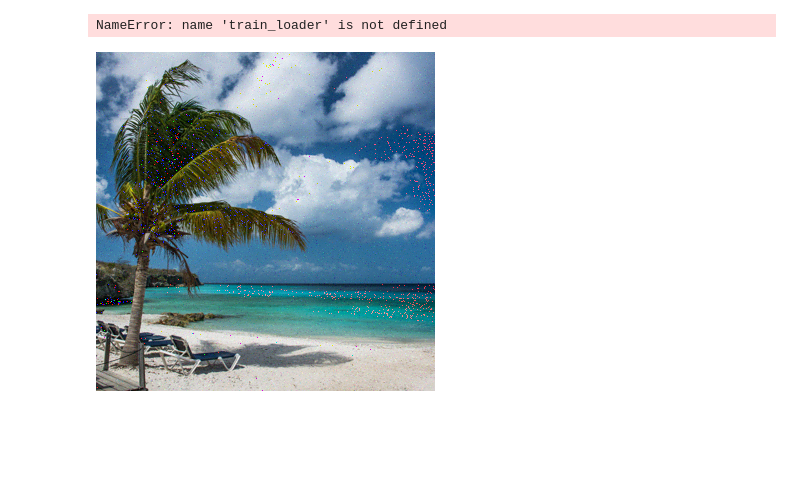
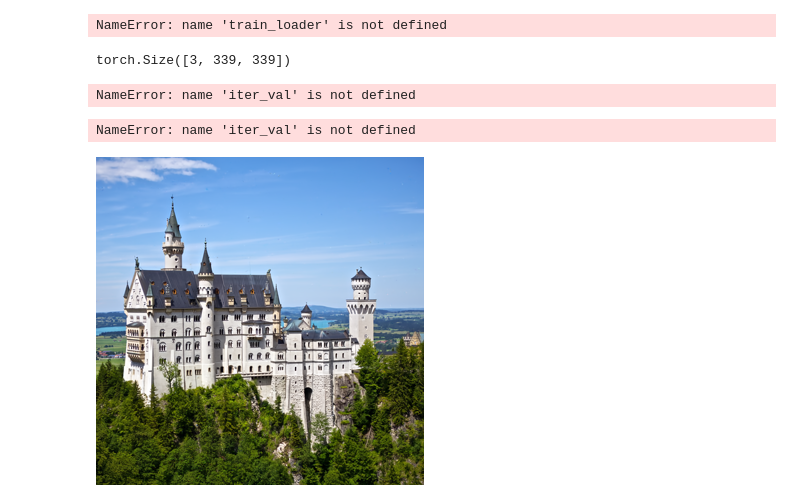
Before and after one commit to anneouyang/noisy-superres, a Jupyter notebook: GAN_Visualize.ipynb, the cells around one changed output. Saved outputs shown, nothing was run; the diff lists cells and outputs as text; code cells hidden in the pictures; blank space fills up the shorter version.

Commit message:
addded DIDN + modified test-benchmark

```diff
--- a/GAN_Visualize.ipynb
+++ b/GAN_Visualize.ipynb
@@ -33,6 +38,11 @@ SRGAN-PyTorch/weights/Generator_best.pth
 # %%
 # device = torch.device("cuda:3")
 device = torch.device("cpu")
+# %%
+denoise_model = color_model._NetG()
+checkpoint = torch.load('DIDN/checkpoint/color_model.pth', map_location=lambda storage, loc: storage)
+denoise_model.load_state_dict(checkpoint['model'].state_dict())
+denoise_model = denoise_model.to(device)
 # %%
 # model_path = "SRGAN-PyTorch/weights/Generator_best.pth"
 model_path = "SRGAN-PyTorch/pretrained_noisy_results/weights/Generator_best.pth"
@@ -170,8 +188,8 @@ class ValDatasetFromFolder(Dataset):
      def __len__(self):
          return len(self.image_filenames)
 # %%
-# train_set = TrainDatasetFromFolder('SRGAN/data/DIV2K/train', crop_size=CROP_SIZE, upscale_factor=UPSCALE_FACTOR)
-val_set = ValDatasetFromFolder('SRGAN/data/DIV2K/val', upscale_factor=UPSCALE_FACTOR)
+# train_set = TrainDatasetFromFolder('data/DIV2K/train', crop_size=CROP_SIZE, upscale_factor=UPSCALE_FACTOR)
+val_set = ValDatasetFromFolder('data/DIV2K/val', upscale_factor=UPSCALE_FACTOR)
 
 # train_loader = DataLoader(dataset=train_set, num_workers=0, batch_size=1, shuffle=False)
 val_loader = DataLoader(dataset=val_set, num_workers=0, batch_size=1, shuffle=False)
@@ -185,2 +203,12 @@ val_loader.dataset[0][1]
+# %%
+img.shape
+# %% [output]
+torch.Size([3, 339, 339])
+# %%
+img, target = next(iter_val)
+# %% [output]
+NameError: name 'iter_val' is not defined
 # %%
 next(iter_val)[2]
+# %% [output]
+NameError: name 'iter_val' is not defined
@@ -187,4 +217,7 @@ next(iter_val)[2]
 # %%
-to_img(AddGaussianNoise()(img))
+noise_img = AddGaussianNoise()(img)
-# %% [output]
-[figure, removed]
+# %%
+output_im = denoise_model(noise_img[:,:328, :328].unsqueeze(0))
+to_img(output_im[0].clip(0,1))
+# %% [output]
+[figure, added]
```
Also changed, not shown: parts of 11 cells of this notebook, 15 other files.
